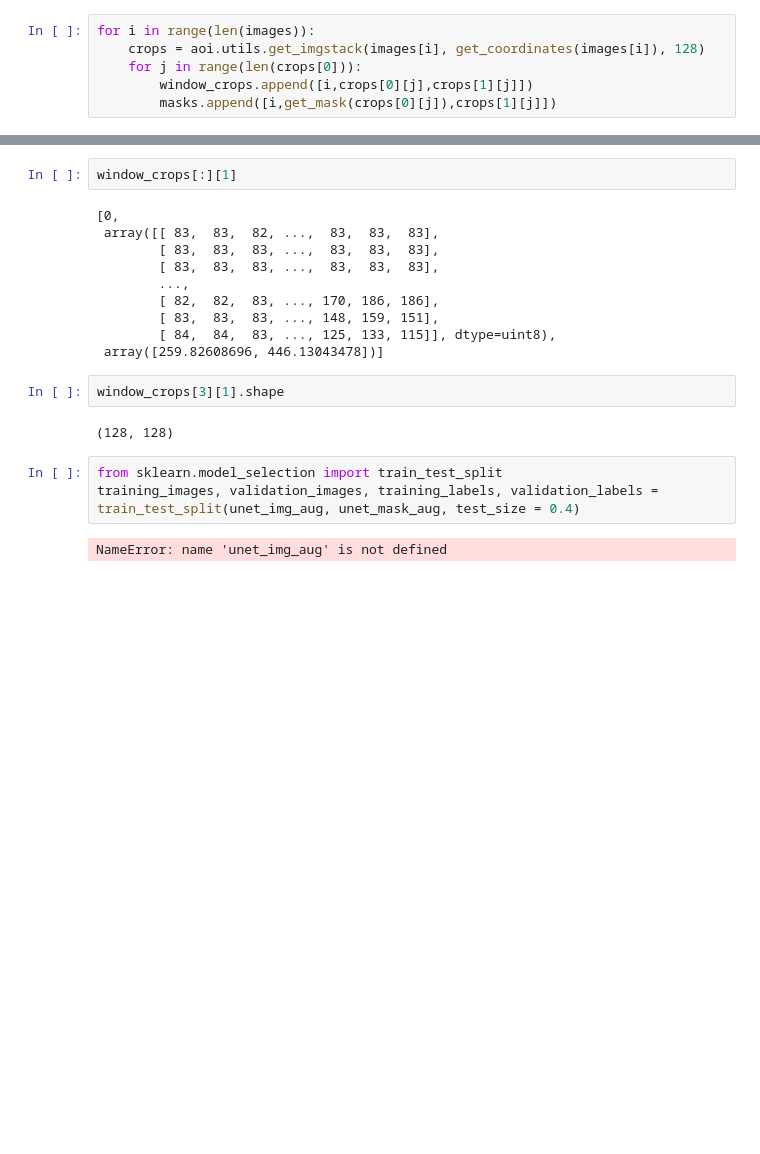
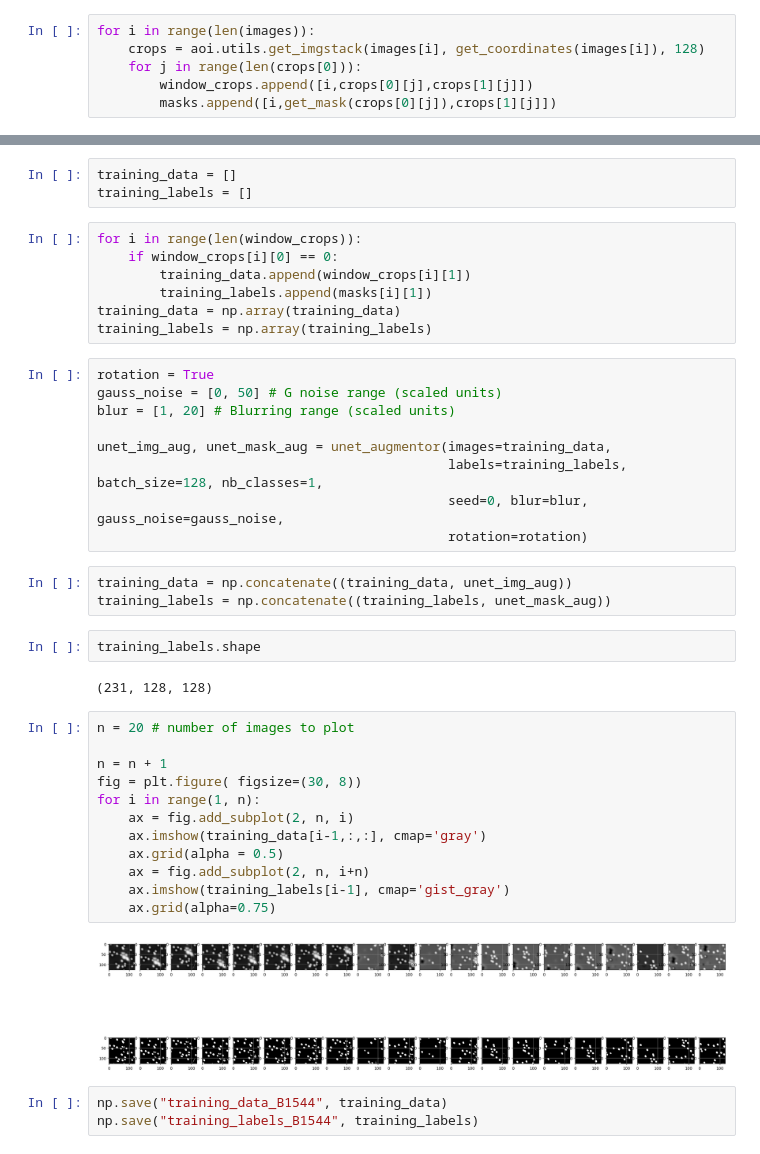
Before and after one commit to AudreySabri/unsupervised-ml-for-microscopy, a Jupyter notebook: unet_processing.ipynb, the cells around one changed output, grey strips where cells are left out. Drawn from its saved outputs; the diff is of its cells as text; blank space fills up the shorter version.

```diff
--- a/unet_processing.ipynb
+++ b/unet_processing.ipynb
@@ -217,21 +217,43 @@ ax[1].imshow(masks[18][1])
-# %%
-window_crops[:][1]
-# %% [output]
-[0,
- array([[ 83,  83,  82, ...,  83,  83,  83],
-        [ 83,  83,  83, ...,  83,  83,  83],
-        [ 83,  83,  83, ...,  83,  83,  83],
-        ...,
-        [ 82,  82,  83, ..., 170, 186, 186],
-        [ 83,  83,  83, ..., 148, 159, 151],
-        [ 84,  84,  83, ..., 125, 133, 115]], dtype=uint8),
- array([259.82608696, 446.13043478])]
-# %%
-window_crops[3][1].shape
-# %% [output]
-(128, 128)
-# %%
-from sklearn.model_selection import train_test_split
-training_images, validation_images, training_labels, validation_labels = train_test_split(unet_img_aug, unet_mask_aug, test_size = 0.4)
-# %% [output]
-NameError: name 'unet_img_aug' is not defined
+# %%
+training_data = []
+training_labels = []
+# %%
+for i in range(len(window_crops)):
+    if window_crops[i][0] == 0:
+        training_data.append(window_crops[i][1])
+        training_labels.append(masks[i][1])
+training_data = np.array(training_data)
+training_labels = np.array(training_labels)
+# %%
+rotation = True
+gauss_noise = [0, 50] # G noise range (scaled units)
+blur = [1, 20] # Blurring range (scaled units)
+
+unet_img_aug, unet_mask_aug = unet_augmentor(images=training_data,
+                                             labels=training_labels, batch_size=128, nb_classes=1,
+                                             seed=0, blur=blur, gauss_noise=gauss_noise,
+                                             rotation=rotation)
+# %%
+training_data = np.concatenate((training_data, unet_img_aug))
+training_labels = np.concatenate((training_labels, unet_mask_aug))
+# %%
+training_labels.shape
+# %% [output]
+(231, 128, 128)
+# %%
+n = 20 # number of images to plot
+
+n = n + 1
+fig = plt.figure( figsize=(30, 8))
+for i in range(1, n):
+    ax = fig.add_subplot(2, n, i)
+    ax.imshow(training_data[i-1,:,:], cmap='gray')
+    ax.grid(alpha = 0.5)
+    ax = fig.add_subplot(2, n, i+n)
+    ax.imshow(training_labels[i-1], cmap='gist_gray')
+    ax.grid(alpha=0.75)
+# %% [output]
+[figure, added]
+# %%
+np.save("training_data_B1544", training_data)
+np.save("training_labels_B1544", training_labels)
```
Also changed, not shown: parts of 5 cells of this notebook.
